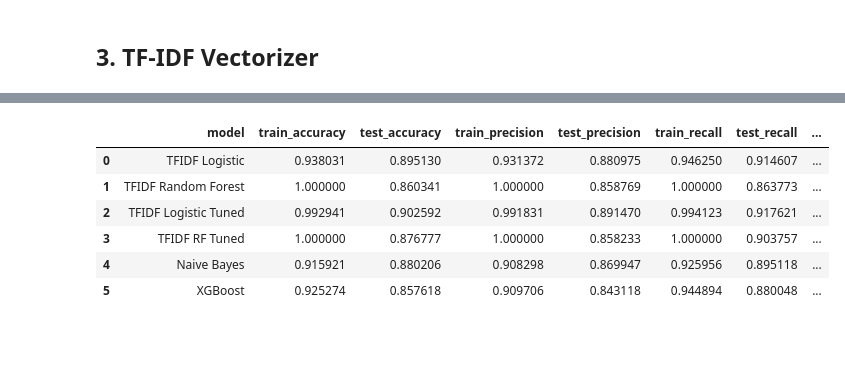
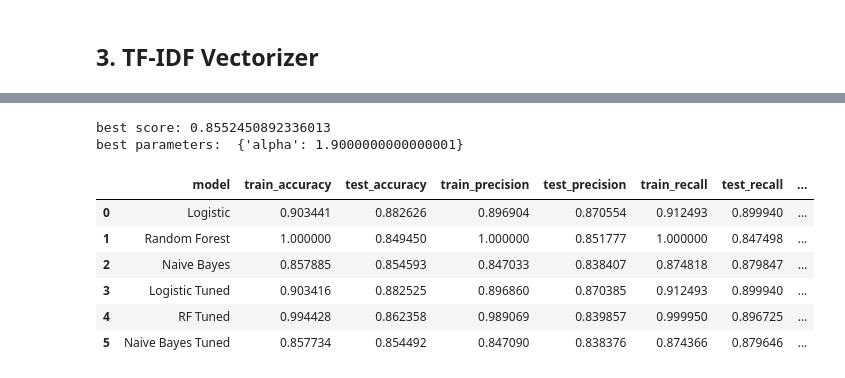
Before and after one commit to carolinedlu/text_analytics, a Jupyter notebook: notebooks/sentiment_models_exploration.ipynb, the cells around one changed output, grey strips where cells are left out. Cells and saved outputs as stored; diff of their text form; code cells hidden in the pictures; blank space fills up the shorter version.

Commit message:
senti_model

```diff
--- a/notebooks/sentiment_models_exploration.ipynb
+++ b/notebooks/sentiment_models_exploration.ipynb
@@ -264,0 +349,10 @@ best parameters:  {'n_estimators': 400, 'max_features': 'log2', 'criterion': 'en
+# %%
+nb_cv_tune = MultinomialNB()
+param_nb = {"alpha": list(np.arange(0.1, 2, 0.1)) # [0.01, 0.1, 1, 2, 4, 8, 10]
+            }
+
+nb_cv_gs = GridSearchCV(nb_cv_tune, param_nb, scoring='f1', cv=StratifiedKFold(n_splits=5), n_jobs= -1)
+nb_cv_gs.fit(x_train, y_train)
+nb_cv_bst = nb_cv_gs.best_estimator_
+print('best score:', nb_cv_gs.best_score_)
+print('best parameters: ', nb_cv_gs.best_params_)
@@ -282,10 +387,9 @@ plot_roc(model_list,x_test,y_test)
 # %%
 # TfidfVectorizer is equivalent to CountVectorizer followed by TfidfTransformer.
-tfidf = TfidfVectorizer(ngram_range=(1,2), min_df =10)
+tfidf = TfidfVectorizer(ngram_range=(1,2), min_df = 0.005)
 x_train = tfidf.fit_transform(x_train_orig)
 x_test = tfidf.transform(x_test_orig)
 # %%
-# -------------- 2 baseline models -----------------
 logit_tfidf = LogisticRegression(random_state=2022, max_iter=1000)
 logit_tfidf.fit(x_train,y_train)
 y_test_pred = logit_tfidf.predict(x_test)
@@ -300,19 +404,11 @@ print('---Random Forest---')
 print(confusion_matrix(y_test,y_test_pred))
 print(classification_report(y_test,y_test_pred))
 
-# -------- other models for reference only ----------
 nb_tfidf = MultinomialNB()
 nb_tfidf.fit(x_train,y_train)
 y_test_pred = nb_tfidf.predict(x_test)
 print('---Naive Bayes---')
 print(confusion_matrix(y_test,y_test_pred))
 print(classification_report(y_test,y_test_pred))
-
-xgb_tfidf = XGBClassifier(random_state=2022)
-xgb_tfidf.fit(x_train,y_train)
-y_test_pred = xgb_tfidf.predict(x_test)
-print('---XGBoost---')
-print(confusion_matrix(y_test,y_test_pred))
-print(classification_report(y_test,y_test_pred))
 # %% [output]
 ---Logistic Regression---
@@ -359,15 +453,25 @@ best parameters:  {'n_estimators': 400, 'max_features': 'log2', 'criterion': 'en
+# %%
+nb_tfidf_tune = MultinomialNB()
+nb_tfidf_gs = GridSearchCV(nb_tfidf_tune, param_nb, scoring='f1', cv=StratifiedKFold(n_splits=5), n_jobs= -1)
+nb_tfidf_gs.fit(x_train, y_train)
+nb_tfidf_bst = nb_tfidf_gs.best_estimator_
+print('best score:', nb_tfidf_gs.best_score_)
+print('best parameters: ', nb_tfidf_gs.best_params_)
+# %% [output]
+best score: 0.8552450892336013
+best parameters:  {'alpha': 1.9000000000000001}
 # %%
-model_list = {'TFIDF Logistic':logit_tfidf, 'TFIDF Random Forest':rf_tfidf, 'TFIDF Logistic Tuned':logit_tfidf_bst, 'TFIDF RF Tuned':rf_tfidf_bst,
-                'Naive Bayes':nb_tfidf, 'XGBoost':xgb_tfidf}
+model_list = {'Logistic':logit_tfidf, 'Random Forest':rf_tfidf, 'Naive Bayes':nb_tfidf, 'Logistic Tuned':logit_tfidf_bst,
+        'RF Tuned':rf_tfidf_bst, 'Naive Bayes Tuned':nb_tfidf_bst}
 tabulate_perf(model_list,x_train,y_train,x_test,y_test)
 # %% [output]
 |  | model | train_accuracy | test_accuracy | train_precision | test_precision | train_recall | test_recall | ... |
-| 0 | TFIDF Logistic | 0.938031 | 0.895130 | 0.931372 | 0.880975 | 0.946250 | 0.914607 | ... |
-| 1 | TFIDF Random Forest | 1.000000 | 0.860341 | 1.000000 | 0.858769 | 1.000000 | 0.863773 | ... |
-| 2 | TFIDF Logistic Tuned | 0.992941 | 0.902592 | 0.991831 | 0.891470 | 0.994123 | 0.917621 | ... |
-| 3 | TFIDF RF Tuned | 1.000000 | 0.876777 | 1.000000 | 0.858233 | 1.000000 | 0.903757 | ... |
-| 4 | Naive Bayes | 0.915921 | 0.880206 | 0.908298 | 0.869947 | 0.925956 | 0.895118 | ... |
-| 5 | XGBoost | 0.925274 | 0.857618 | 0.909706 | 0.843118 | 0.944894 | 0.880048 | ... |
+| 0 | Logistic | 0.903441 | 0.882626 | 0.896904 | 0.870554 | 0.912493 | 0.899940 | ... |
+| 1 | Random Forest | 1.000000 | 0.849450 | 1.000000 | 0.851777 | 1.000000 | 0.847498 | ... |
+| 2 | Naive Bayes | 0.857885 | 0.854593 | 0.847033 | 0.838407 | 0.874818 | 0.879847 | ... |
+| 3 | Logistic Tuned | 0.903416 | 0.882525 | 0.896860 | 0.870385 | 0.912493 | 0.899940 | ... |
+| 4 | RF Tuned | 0.994428 | 0.862358 | 0.989069 | 0.839857 | 0.999950 | 0.896725 | ... |
+| 5 | Naive Bayes Tuned | 0.857734 | 0.854492 | 0.847090 | 0.838376 | 0.874366 | 0.879646 | ... |
 # %%
 plot_roc(model_list,x_test,y_test)
 # %% [output]
```
Also changed, not shown: parts of 55 cells of this notebook.
